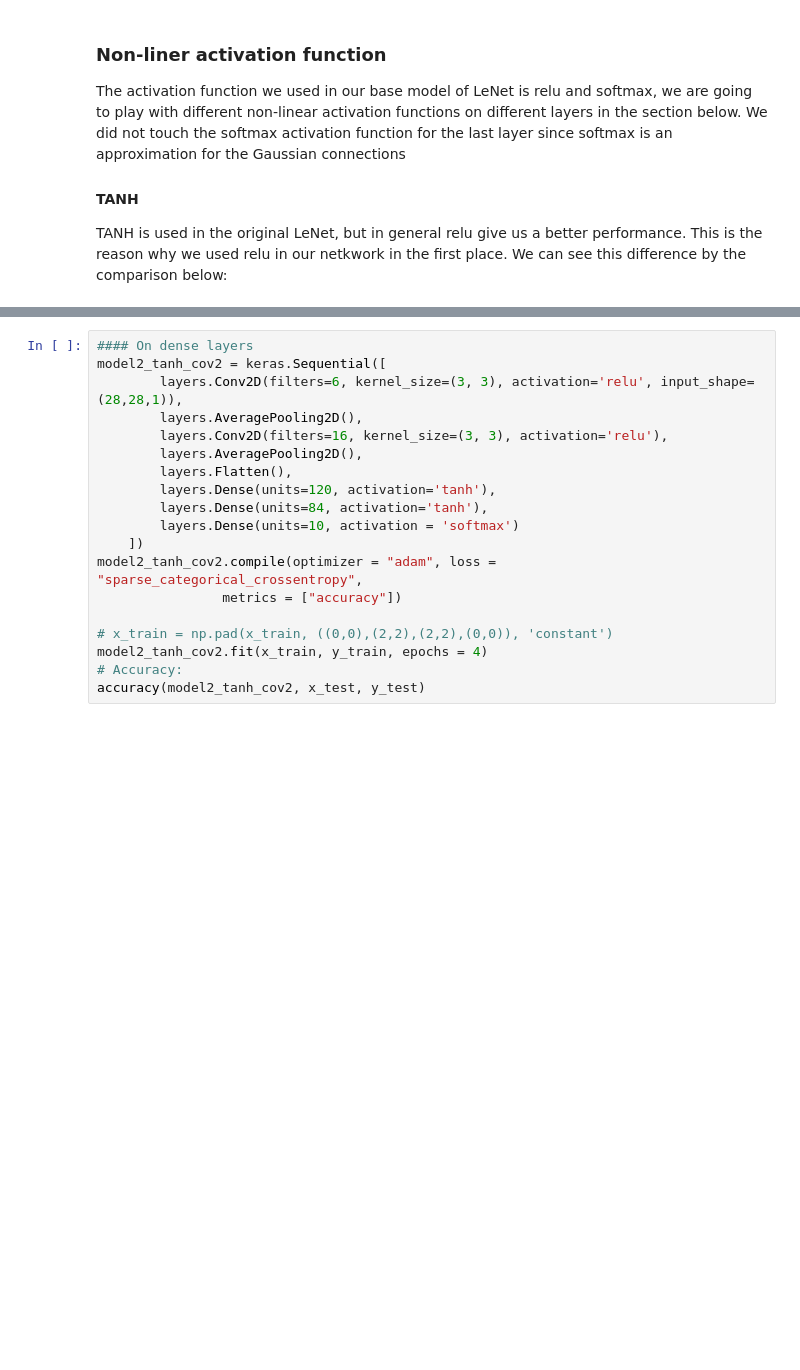
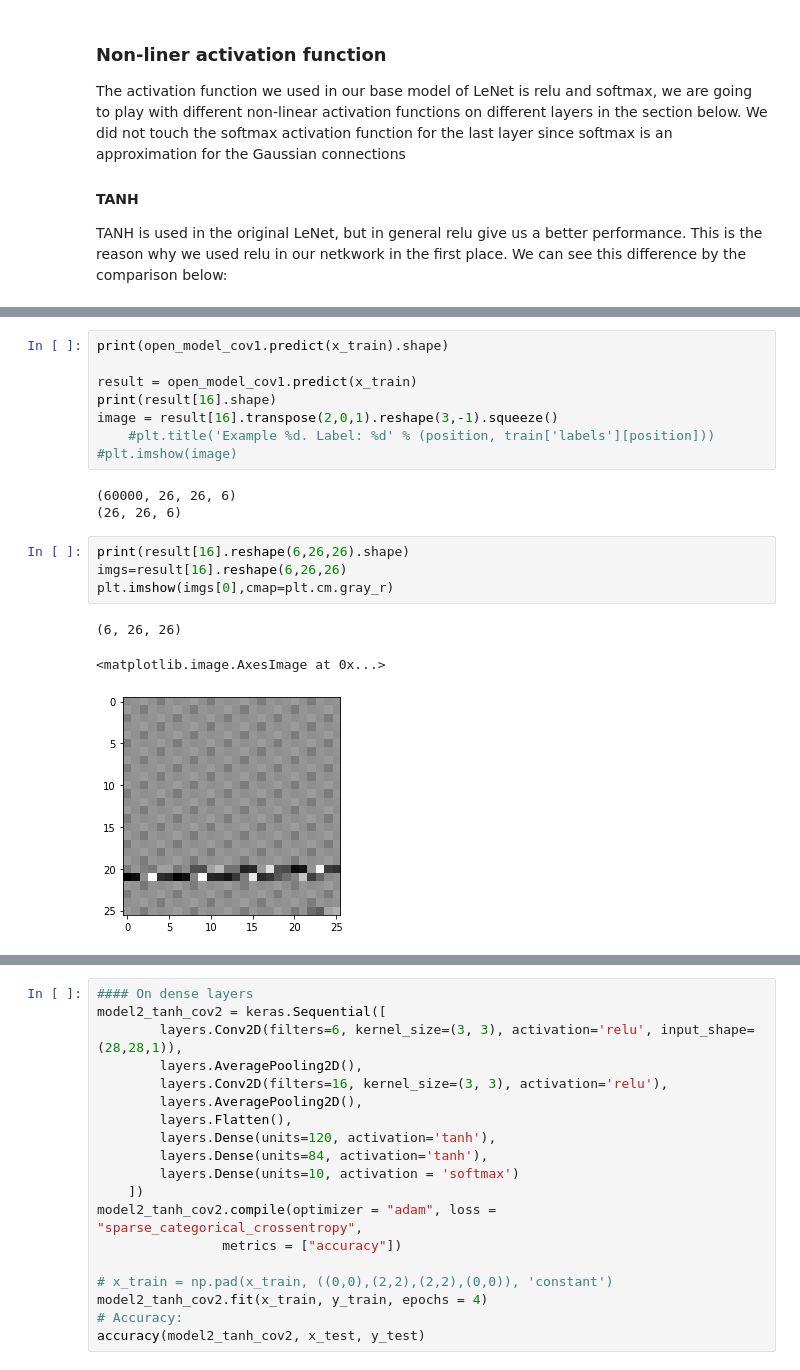
Before and after one commit to Adrieennn/CNN, a Jupyter notebook: NN.ipynb, the cells around one changed output, grey strips where cells are left out. Cells and saved outputs as stored; diff of their text form; blank space fills up the shorter version.

```diff
--- a/NN.ipynb
+++ b/NN.ipynb
@@ -798,0 +943,19 @@ test loss is : 0.05662589471100364 - test accuracy is : 0.9811999797821045
+# %%
+print(open_model_cov1.predict(x_train).shape)
+
+result = open_model_cov1.predict(x_train)
+print(result[16].shape)
+image = result[16].transpose(2,0,1).reshape(3,-1).squeeze()
+    #plt.title('Example %d. Label: %d' % (position, train['labels'][position]))
+#plt.imshow(image)
+# %% [output]
+(60000, 26, 26, 6)
+(26, 26, 6)
+# %%
+print(result[16].reshape(6,26,26).shape)
+imgs=result[16].reshape(6,26,26)
+plt.imshow(imgs[0],cmap=plt.cm.gray_r)
+# %% [output]
+(6, 26, 26)
+<matplotlib.image.AxesImage at 0x...>
+[figure, added]
```
Also changed, not shown: parts of 16 cells of this notebook.
